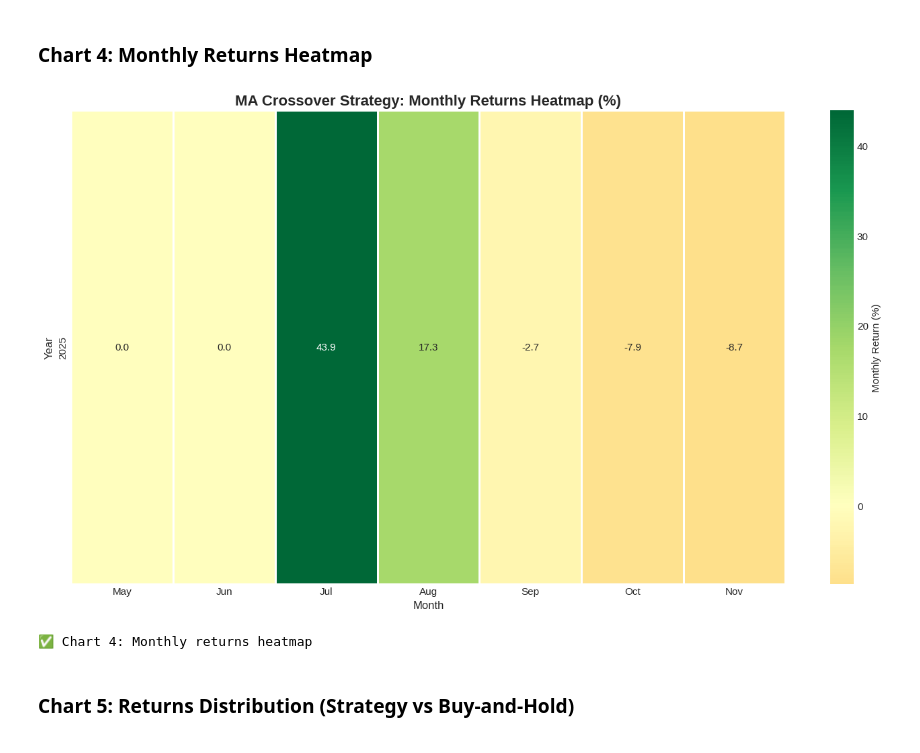
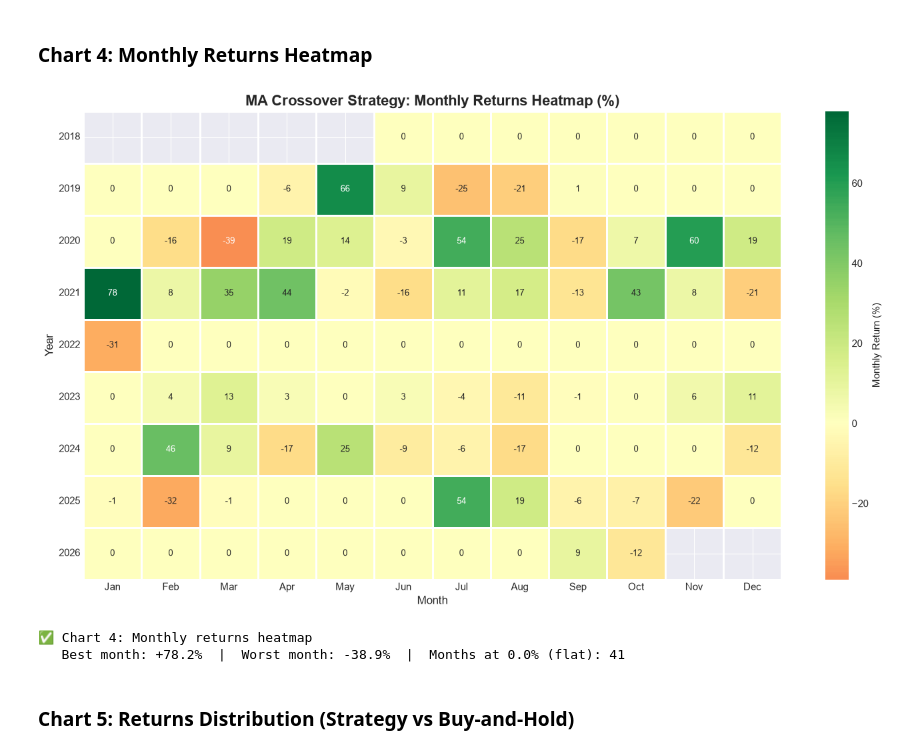
Before and after one commit to mselser95/QUANt, a Jupyter notebook: modulo-1/clase_3/Clase_3b_MA_Crossover_Backtest.ipynb, the cells around one changed output. Cells and saved outputs as stored; diff of their text form; code cells hidden in the pictures.

```diff
--- a/modulo-1/clase_3/Clase_3b_MA_Crossover_Backtest.ipynb
+++ b/modulo-1/clase_3/Clase_3b_MA_Crossover_Backtest.ipynb
@@ -17,7 +18,7 @@
 # Data manipulation
 import pandas as pd
 import numpy as np
-from datetime import datetime, timedelta
+from datetime import datetime, timezone
 import time
 
 # Data fetching
@@ -26,8 +27,6 @@ import requests
 # Visualization
 import matplotlib.pyplot as plt
 import seaborn as sns
-import warnings
-warnings.filterwarnings('ignore')
 
 # Configuration
 plt.style.use('seaborn-v0_8-darkgrid')
@@ -35,7 +34,18 @@ sns.set_palette('husl')
 plt.rcParams['figure.figsize'] = (14, 8)
 plt.rcParams['font.size'] = 11
 
+# ---- Strategy and backtest constants (edit these and re-run) ----
+FAST, SLOW = 50, 200          # moving-average windows (days)
+FEE_BPS = 10                  # exchange fee per side, in basis points (10 bps = 0.10%)
+SLIPPAGE_BPS = 0              # extra slippage per side, in basis points
+INITIAL_CAPITAL = 10_000      # USD
+DAYS_PER_YEAR = 365           # crypto trades every day (equities use ~252)
+TRAIN_END = '2022-12-31'      # out-of-sample split: choose parameters up to here, evaluate after
+FAST_GRID = [10, 20, 30, 50, 75, 100]
+SLOW_GRID = [100, 150, 200, 250, 300]
+
 print("✅ Libraries imported successfully")
 print(f"Analysis Date: {datetime.now().strftime('%Y-%m-%d %H:%M:%S')}")
+print(f"Costs: {FEE_BPS} bps fee + {SLIPPAGE_BPS} bps slippage per side | Annualisation: {DAYS_PER_YEAR} days")
 # %% [output]
 ✅ Libraries imported successfully
@@ -508,39 +600,40 @@ print(f"   Buy-and-hold max drawdown: {max_buyhold_drawdown:.2f}%")
 # %% [markdown]
 ### Chart 4: Monthly Returns Heatmap
 # %%
-# Calculate monthly returns
-df_monthly = df_backtest[['Strategy_Return']].copy()
-df_monthly['Year'] = df_monthly.index.year
-df_monthly['Month'] = df_monthly.index.month
+if not DATA_OK:
+    print("[WARNING] No data available - cell skipped")
+else:
+    # Monthly returns, compounded from the daily net strategy returns
+    monthly_returns = ((1 + df_backtest['Strategy_Return']).groupby(
+        [df_backtest.index.year, df_backtest.index.month]).prod() - 1) * 100
+    monthly_returns.index.names = ['Year', 'Month']
+    monthly_returns_pivot = monthly_returns.unstack('Month').reindex(columns=range(1, 13)).round(0) + 0.0  # +0.0 turns -0 into 0
 
-# Group by year and month
-monthly_returns = df_monthly.groupby(['Year', 'Month'])['Strategy_Return'].sum() * 100
-monthly_returns_pivot = monthly_returns.unstack(fill_value=0)
+    # Create heatmap (months with no data stay blank)
+    fig, ax = plt.subplots(figsize=(14, 8))
 
-# Create heatmap
-fig, ax = plt.subplots(figsize=(14, 8))
+    sns.heatmap(monthly_returns_pivot, annot=True, fmt='.0f', cmap='RdYlGn',
+                center=0, linewidths=1, cbar_kws={'label': 'Monthly Return (%)'}, ax=ax,
+                annot_kws={'fontsize': 9})
 
-sns.heatmap(monthly_returns_pivot, annot=True, fmt='.1f', cmap='RdYlGn',
-            center=0, linewidths=1, cbar_kws={'label': 'Monthly Return (%)'}, ax=ax)
+    ax.set_title('MA Crossover Strategy: Monthly Returns Heatmap (%)', fontsize=16, fontweight='bold')
+    ax.set_xlabel('Month', fontsize=12)
+    ax.set_ylabel('Year', fontsize=12)
 
-ax.set_title('MA Crossover Strategy: Monthly Returns Heatmap (%)', fontsize=16, fontweight='bold')
-ax.set_xlabel('Month', fontsize=12)
-ax.set_ylabel('Year', fontsize=12)
+    month_labels = ['Jan', 'Feb', 'Mar', 'Apr', 'May', 'Jun',
+                    'Jul', 'Aug', 'Sep', 'Oct', 'Nov', 'Dec']
+    ax.set_xticklabels(month_labels, rotation=0)
+    ax.set_yticklabels([str(y) for y in monthly_returns_pivot.index], rotation=0)
 
-# Only set labels for months that exist in the data
-month_labels = ['Jan', 'Feb', 'Mar', 'Apr', 'May', 'Jun',
-                'Jul', 'Aug', 'Sep', 'Oct', 'Nov', 'Dec']
-actual_months = sorted(monthly_returns_pivot.columns)
-actual_month_labels = [month_labels[m-1] for m in actual_months]
-ax.set_xticklabels(actual_month_labels, rotation=0)
+    plt.tight_layout()
+    plt.show()
 
-plt.tight_layout()
-plt.show()
-
-print("✅ Chart 4: Monthly returns heatmap")
+    print("✅ Chart 4: Monthly returns heatmap")
+    print(f"   Best month: {monthly_returns.max():+.1f}%  |  Worst month: {monthly_returns.min():+.1f}%  |  Months at 0.0% (flat): {int((monthly_returns.abs() < 1e-9).sum())}")
 # %% [output]
-[figure, old version]
+[figure, new version]
 ✅ Chart 4: Monthly returns heatmap
+   Best month: +78.2%  |  Worst month: -38.9%  |  Months at 0.0% (flat): 41
 # %% [markdown]
 ### Chart 5: Returns Distribution (Strategy vs Buy-and-Hold)
 # %%
```
Also changed, not shown: parts of 28 cells of this notebook, 8 other files.
